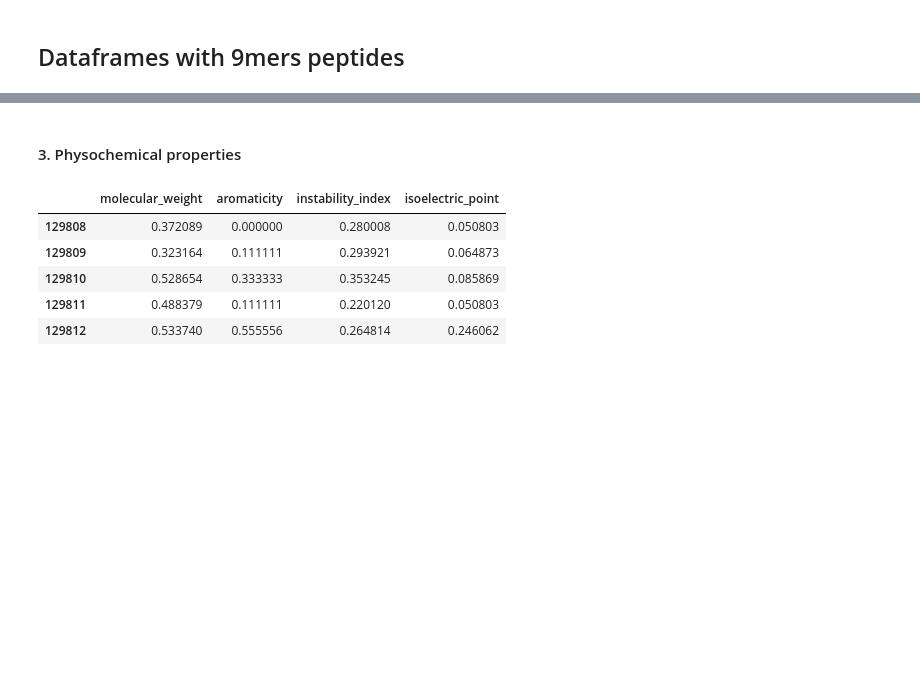
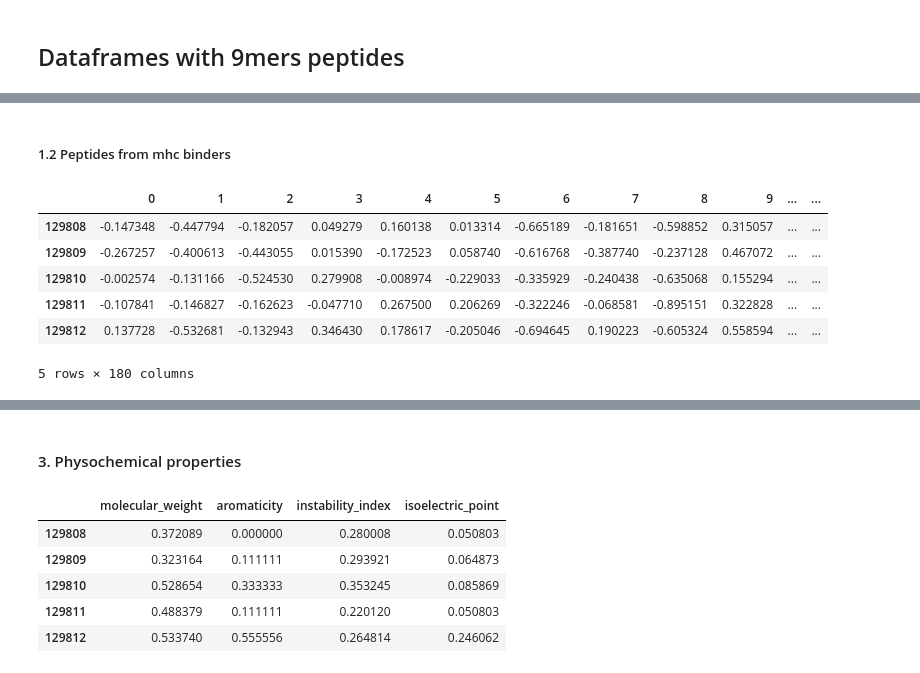
Before and after one commit to rudolphyo/MHystic, a Jupyter notebook: xgb.ipynb, the cells around one changed output, grey strips where cells are left out. Drawn from its saved outputs; the diff is of its cells as text; code cells hidden in the pictures; blank space fills up the shorter version.

```diff
--- a/xgb.ipynb
+++ b/xgb.ipynb
@@ -127,6 +125,7 @@ Bdata = pd.read_csv("../mhc/bdata.csv")
 Bdata.tail()
 Bdata.meas = [log_meas(i) for i in Bdata.meas]
 peptides9mers = Bdata[Bdata.peptide_length == 9].sequence
+sequences = Bdata.sequence
 # %%
 Bdata.meas.describe()
 # %% [output]
@@ -178,8 +177,8 @@ def get_proteins_from_fasta(data_path):
         list_of_sequences.append((str(seq_record.seq)))
     return pd.Series(list_of_sequences).apply(fill_spaces)
 
-def get_peptides_from_Bdata(data):
-    return data.sequence.apply(fill_spaces)
+def get_peptides_from_Bdata(sequences):
+    return sequences.apply(fill_spaces)
 
 def iterate_uniprot_labeled_ngrams(input_data, n=3):
     """
@@ -198,15 +197,16 @@ def iterate_uniprot_labeled_ngrams(input_data, n=3):
                  if len(sequence[i + it:i + n + it]) == n])
         yield TaggedDocument(words=ngrams, tags=[seq_record.id])
 # %%
-def train_seq2vec(data_path, epochs=5, min_word_count = 10, num_workers = 4,
+def train_seq2vec(data, epochs=5, min_word_count = 10, num_workers = 4,
                   context = 4, downsampling = 1e-3, w2v_dim = 20):
 
-    if(sesq):
-        sequences = get_proteins_for_seq2vec(data_path)
+    if(isinstance(data, str)):
+        sequences_for_w2v = get_proteins_from_fasta(data)
     else:
-        sequences
+        sequences_for_w2v = get_peptides_from_Bdata(data)
+
     print("Training model...")
-    w2v_model = word2vec.Word2Vec(sequences, workers=num_workers, size = w2v_dim,
+    w2v_model = word2vec.Word2Vec(sequences_for_w2v, workers=num_workers, size = w2v_dim,
                               min_count = min_word_count, window = context, sample = downsampling)
 
     print("Done.")
@@ -214,7 +214,7 @@ def train_seq2vec(data_path, epochs=5, min_word_count = 10, num_workers = 4,
     return w2v_model
 
 
-def train_model(data_path, epochs=15, size=100, window=4, min_count=5, workers=8, ngram_size=3):
+def train_doc2vec(data_path, epochs=15, size=100, window=4, min_count=5, workers=8, ngram_size=3):
     """
     Train the Doc2Vec model on the protein primary structures data in the FASTA format.
     :param data_path: str path to the data
@@ -233,10 +233,12 @@ def train_model(data_path, epochs=15, size=100, window=4, min_count=5, workers=8
         logging.info("PROGRESS epoch %s from %s", i + 1, epochs)
     return model
 
-"""if os.path.exists("protein_model.pkl"):
+"""
+if os.path.exists("protein_model.pkl"):
     # If model was already trained then just load it.
     protein_doc2vec = gensim.models.Doc2Vec.load("protein_model.pkl")
 else:
     # Else let's train and save it for later reuse.
     protein_doc2vec = train_model("../mhc/uniprot-human.fasta")
-    protein_doc2vec.save("protein_model.pkl")"""
+    protein_doc2vec.save("protein_model.pkl")
+    """
@@ -271,0 +280,14 @@ seq2vec9mers.tail()
+# %% [markdown]
+##### 1.2 Peptides from mhc binders
+# %%
+seq2vec9mers_peptides = pd.DataFrame(peptides9mers.apply(partial(seq2vec, w2v_peptides))).reset_index(drop=True)
+seq2vec9mers_peptides = pd.DataFrame(list(seq2vec9mers_peptides.sequence))
+seq2vec9mers_peptides.tail()
+# %% [output]
+|  | 0 | 1 | 2 | 3 | 4 | 5 | 6 | 7 | 8 | 9 | ... | ... |
+| 129808 | -0.147348 | -0.447794 | -0.182057 | 0.049279 | 0.160138 | 0.013314 | -0.665189 | -0.181651 | -0.598852 | 0.315057 | ... | ... |
+| 129809 | -0.267257 | -0.400613 | -0.443055 | 0.015390 | -0.172523 | 0.058740 | -0.616768 | -0.387740 | -0.237128 | 0.467072 | ... | ... |
+| 129810 | -0.002574 | -0.131166 | -0.524530 | 0.279908 | -0.008974 | -0.229033 | -0.335929 | -0.240438 | -0.635068 | 0.155294 | ... | ... |
+| 129811 | -0.107841 | -0.146827 | -0.162623 | -0.047710 | 0.267500 | 0.206269 | -0.322246 | -0.068581 | -0.895151 | 0.322828 | ... | ... |
+| 129812 | 0.137728 | -0.532681 | -0.132943 | 0.346430 | 0.178617 | -0.205046 | -0.694645 | 0.190223 | -0.605324 | 0.558594 | ... | ... |
+5 rows × 180 columns
```
Also changed, not shown: parts of 15 cells of this notebook.
